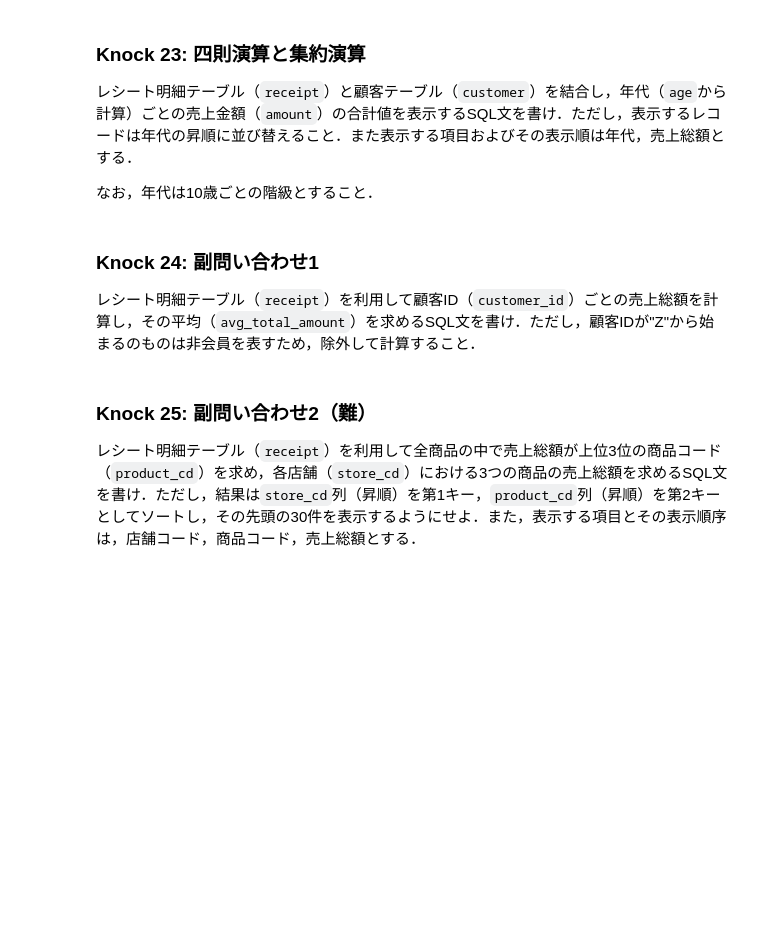
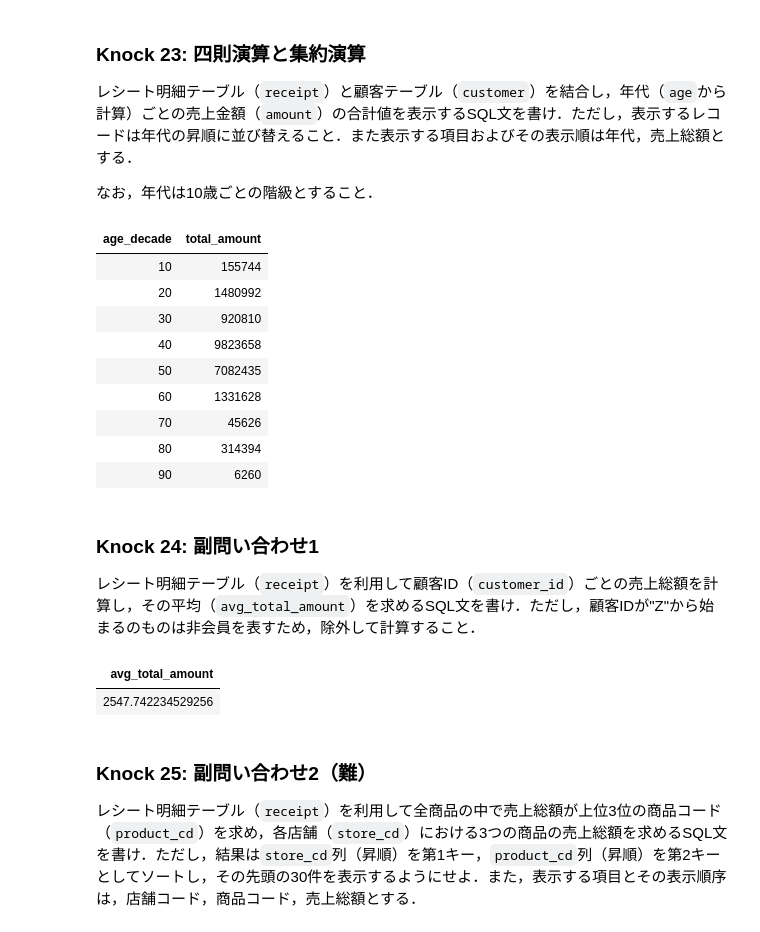
Before and after one commit to daihira078-eng/-, a Jupyter notebook: content/assignment/sql.ipynb, the cells around one changed output. Drawn from its saved outputs; the diff is of its cells as text; code cells hidden in the pictures; blank space fills up the shorter version.

```diff
--- a/content/assignment/sql.ipynb
+++ b/content/assignment/sql.ipynb
@@ -618,3 +633,28 @@ Truncated to displaylimit of 10.
+# %%
+%%sql
+
+select (customer.age / 10) * 10 as age_decade, sum(receipt.amount) as total_amount
+from
+    receipt
+join
+    customer
+on
+    receipt.customer_id =customer.customer_id
+group by
+    age_decade
+order by
+    age_decade asc;
+# %% [output]
+| age_decade | total_amount |
+| 10 | 155744 |
+| 20 | 1480992 |
+| 30 | 920810 |
+| 40 | 9823658 |
+| 50 | 7082435 |
+| 60 | 1331628 |
+| 70 | 45626 |
+| 80 | 314394 |
+| 90 | 6260 |
 # %% [markdown]
 ### Knock 24: 副問い合わせ1
 レシート明細テーブル（`receipt`）を利用して顧客ID（`customer_id`）ごとの売上総額を計算し，その平均（`avg_total_amount`）を求めるSQL文を書け．ただし，顧客IDが"Z"から始まるのものは非会員を表すため，除外して計算すること．
@@ -623,3 +661,18 @@ Truncated to displaylimit of 10.
+# %%
+%%sql
+
+select avg(total_amount) as avg_total_amount
+from
+    (select sum(receipt.amount) as total_amount
+    from
+        receipt
+    where
+        receipt.customer_id not like "Z%"
+    group by
+        receipt.customer_id);
+# %% [output]
+| avg_total_amount |
+| 2547.742234529256 |
 # %% [markdown]
 ### Knock 25: 副問い合わせ2（難）
 レシート明細テーブル（`receipt`）を利用して全商品の中で売上総額が上位3位の商品コード（`product_cd`）を求め，各店舗（`store_cd`）における3つの商品の売上総額を求めるSQL文を書け．ただし，結果は`store_cd`列（昇順）を第1キー，`product_cd`列（昇順）を第2キーとしてソートし，その先頭の30件を表示するようにせよ．また，表示する項目とその表示順序は，店舗コード，商品コード，売上総額とする．
```
Also changed, not shown: parts of 20 cells of this notebook.
